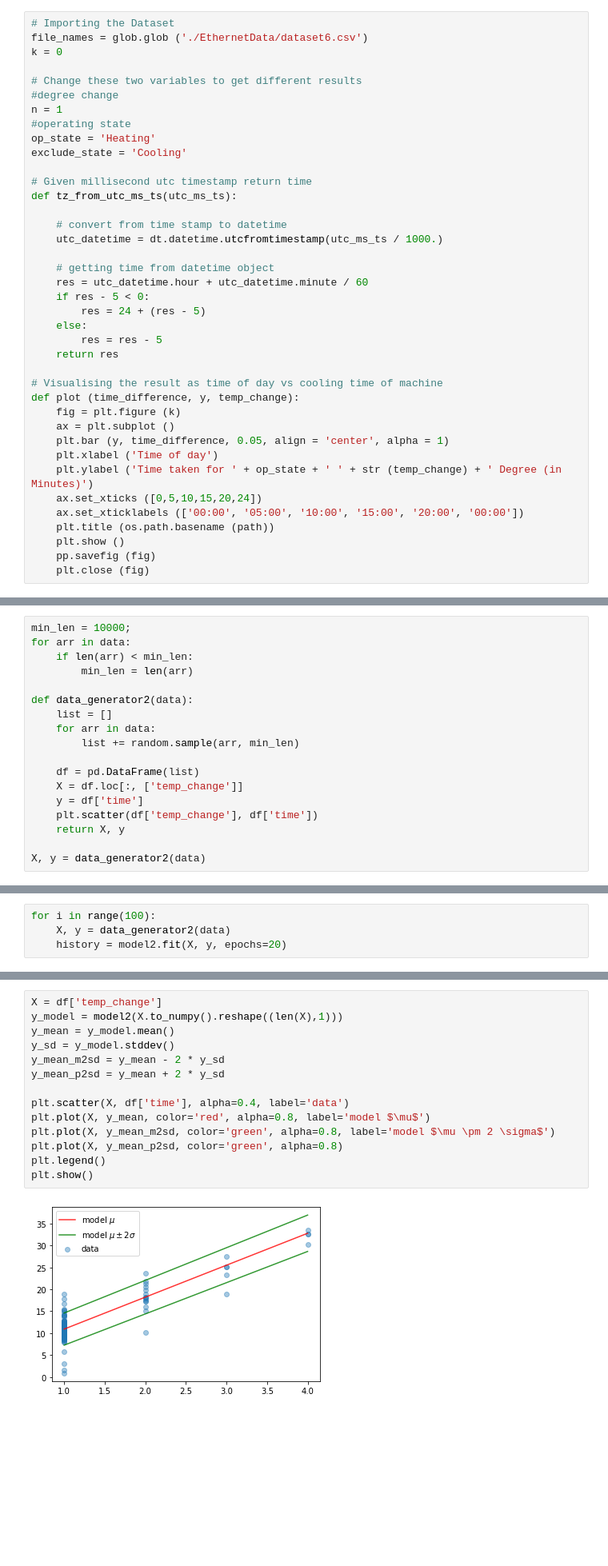
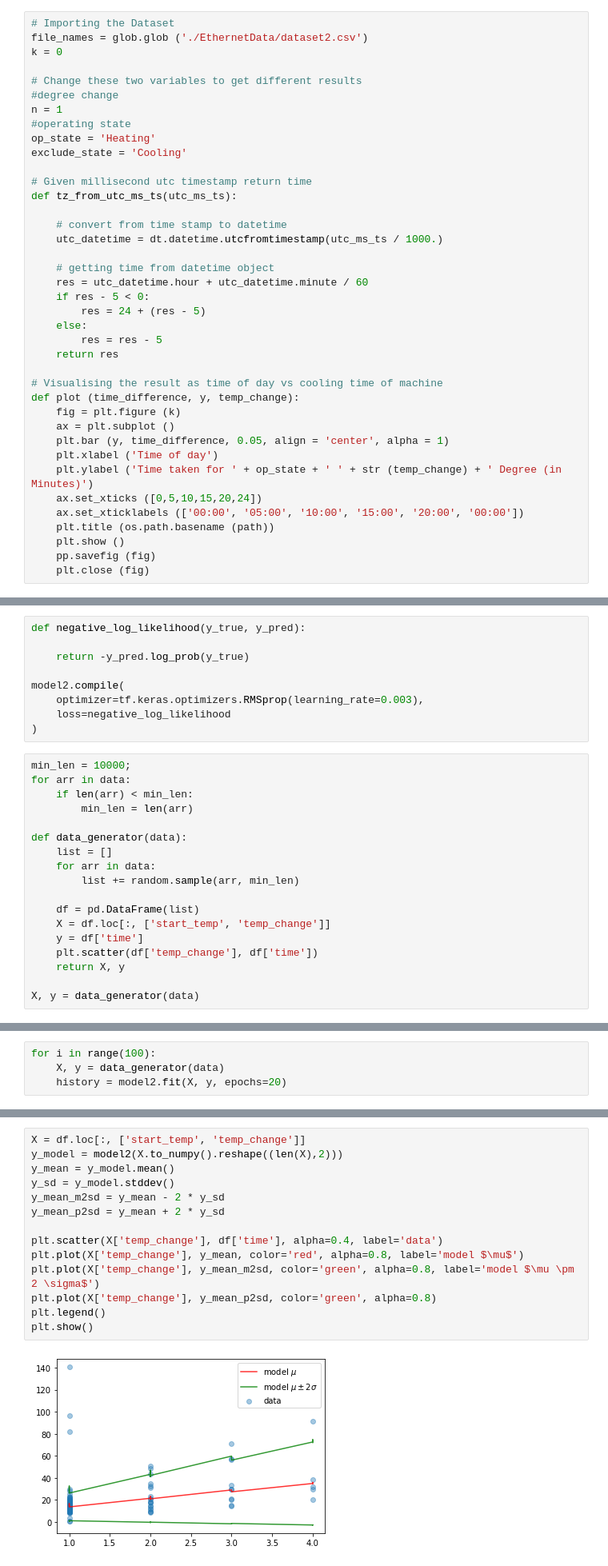
Before and after one commit to RyQuantum/Dateset, a Jupyter notebook: train2.ipynb, the cells around one changed output, grey strips where cells are left out. Shown at 80% size. Drawn from its saved outputs; the diff is of its cells as text; blank space fills up the shorter version.

Commit message:
define and merge linear regression model and probability model together

```diff
--- a/train2.ipynb
+++ b/train2.ipynb
@@ -22,6 +18,6 @@ tfpl = tfp.layers
 # %%
 # Importing the Dataset
-file_names = glob.glob ('./EthernetData/dataset6.csv')
+file_names = glob.glob ('./EthernetData/dataset2.csv')
 k = 0
 
 # Change these two variables to get different results
@@ -176,19 +181,28 @@ model2.compile(
+# %%
+def negative_log_likelihood(y_true, y_pred):
+
+    return -y_pred.log_prob(y_true)
+
+model2.compile(
+    optimizer=tf.keras.optimizers.RMSprop(learning_rate=0.003),
+    loss=negative_log_likelihood
+)
 # %%
 min_len = 10000;
 for arr in data:
     if len(arr) < min_len:
         min_len = len(arr)
 
-def data_generator2(data):
+def data_generator(data):
     list = []
     for arr in data:
         list += random.sample(arr, min_len)
 
     df = pd.DataFrame(list)
-    X = df.loc[:, ['temp_change']]
+    X = df.loc[:, ['start_temp', 'temp_change']]
     y = df['time']
     plt.scatter(df['temp_change'], df['time'])
     return X, y
 
-X, y = data_generator2(data)
+X, y = data_generator(data)
 # %% [output]
@@ -196,6 +210,6 @@ X, y = data_generator2(data)
 # %%
 for i in range(100):
-    X, y = data_generator2(data)
+    X, y = data_generator(data)
     history = model2.fit(X, y, epochs=20)
 # %% [output]
 Epoch 1/20
@@ -219,19 +237,19 @@ Epoch 20/20
 # %%
-X = df['temp_change']
-y_model = model2(X.to_numpy().reshape((len(X),1)))
+X = df.loc[:, ['start_temp', 'temp_change']]
+y_model = model2(X.to_numpy().reshape((len(X),2)))
 y_mean = y_model.mean()
 y_sd = y_model.stddev()
 y_mean_m2sd = y_mean - 2 * y_sd
 y_mean_p2sd = y_mean + 2 * y_sd
 
-plt.scatter(X, df['time'], alpha=0.4, label='data')
-plt.plot(X, y_mean, color='red', alpha=0.8, label='model $\mu$')
-plt.plot(X, y_mean_m2sd, color='green', alpha=0.8, label='model $\mu \pm 2 \sigma$')
-plt.plot(X, y_mean_p2sd, color='green', alpha=0.8)
+plt.scatter(X['temp_change'], df['time'], alpha=0.4, label='data')
+plt.plot(X['temp_change'], y_mean, color='red', alpha=0.8, label='model $\mu$')
+plt.plot(X['temp_change'], y_mean_m2sd, color='green', alpha=0.8, label='model $\mu \pm 2 \sigma$')
+plt.plot(X['temp_change'], y_mean_p2sd, color='green', alpha=0.8)
 plt.legend()
 plt.show()
 # %% [output]
-[figure, old version]
+[figure, new version]
 # %%
 import math
 from __future__ import division
```
Also changed, not shown: parts of 9 cells of this notebook.
